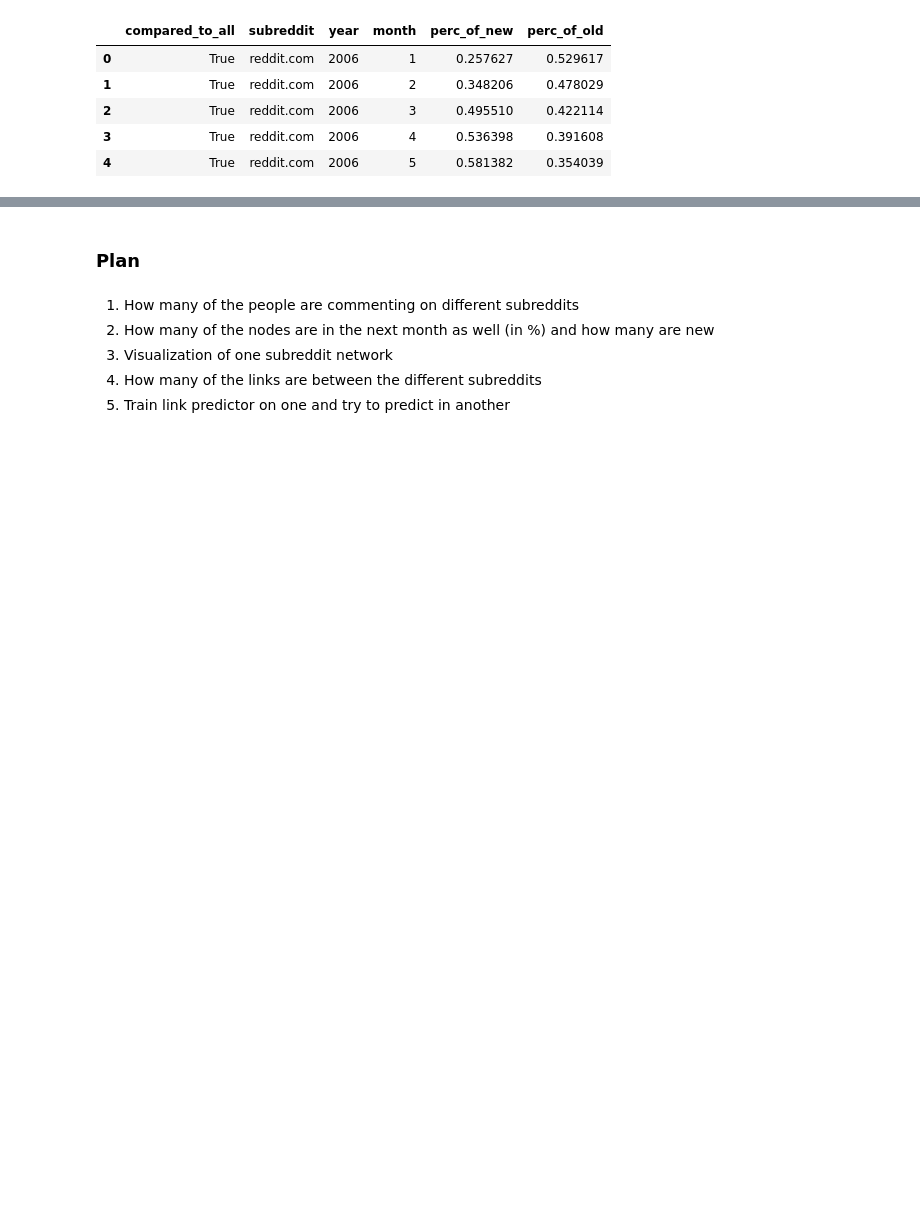
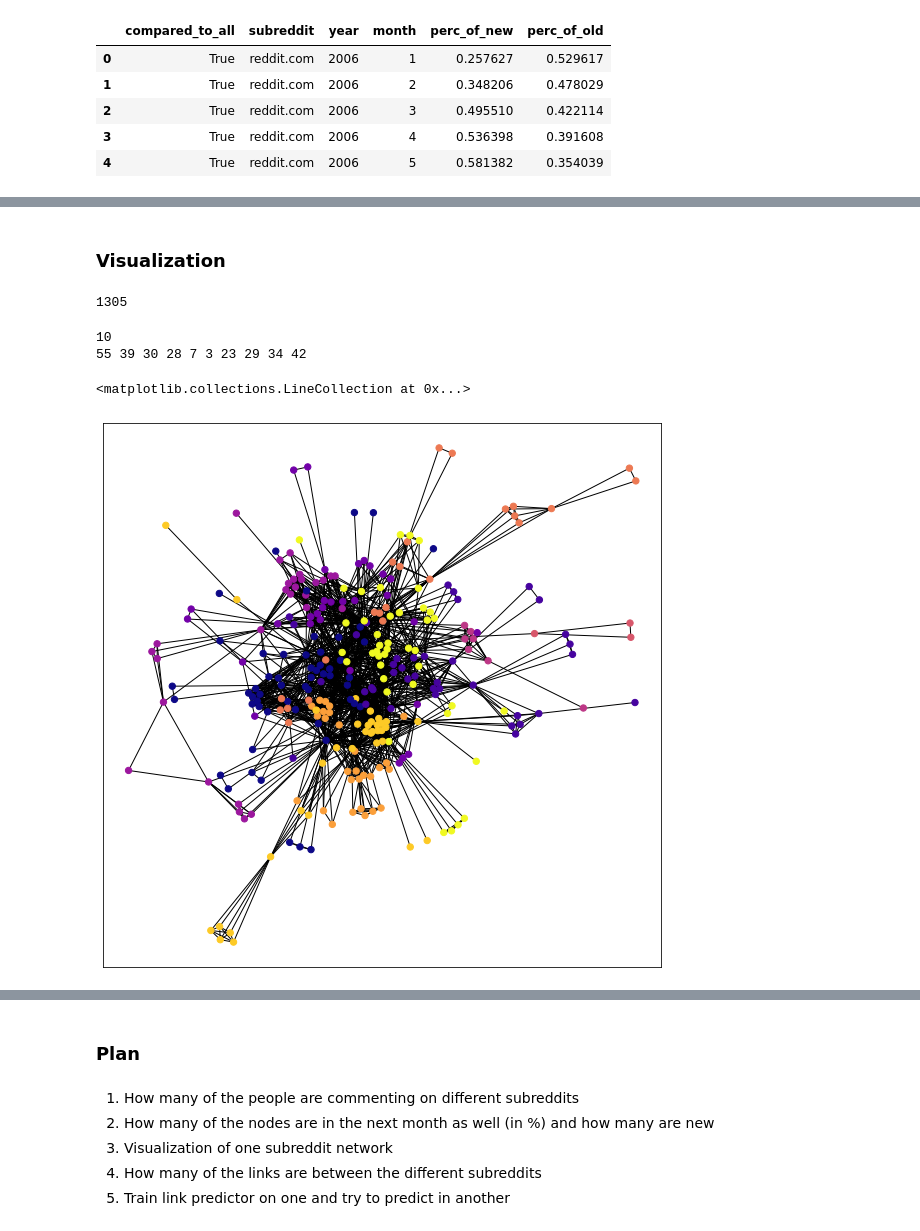
Before and after one commit to CarelKuusk/reddit_comments, a Jupyter notebook: initial_analysis.ipynb, the cells around one changed output, grey strips where cells are left out. Saved outputs shown, nothing was run; the diff lists cells and outputs as text; code cells hidden in the pictures; blank space fills up the shorter version.

```diff
--- a/initial_analysis.ipynb
+++ b/initial_analysis.ipynb
@@ -587,0 +573,46 @@ plt.show()
+# %% [markdown]
+### Visualization
+# %%
+G = get_graph_of_yml((2006,3), ["programming"])
+# %%
+len(G.nodes)
+# %% [output]
+1305
+# %%
+# communities = list(community.label_propagation_communities(G))
+communities = list(community.greedy_modularity_communities(G))
+# communities.sort(key=len, reverse=True)
+# %%
+def get_colors(communities, nodes):
+    node_colors = dict()
+    # sorting so that larger communities get different colors
+    communities.sort(key=len, reverse=True)
+    c1 = [communities[i] for i in range(len(communities)) if i%2==0]
+    c2 = [communities[i] for i in range(len(communities)) if i%2==1]
+    c1.sort(key=len, reverse=True)
+    c2.sort(key=len, reverse=False)
+    c1.extend(c2)
+    communities = c1
+    n_communities = len(communities)-1
+    print(len(communities))
+    for el in communities:
+        print(len(el), end=" ")
+    for i, community in enumerate(communities):
+        for node in community:
+            node_colors[node] = i/n_communities
+    colors = []
+    for node in nodes:
+        colors.append(node_colors[node])
+    return colors
+# %%
+colors = get_colors(communities, G.nodes)
+# %% [output]
+10
+55 39 30 28 7 3 23 29 34 42
+# %%
+pos = nx.spring_layout(G)
+nx.draw_networkx_nodes(G, pos,  node_size=40, node_color=colors, cmap="plasma")
+nx.draw_networkx_edges(G, pos)
+# %% [output]
+<matplotlib.collections.LineCollection at 0x...>
+[figure, added]
```
Also changed, not shown: parts of 10 cells of this notebook.
